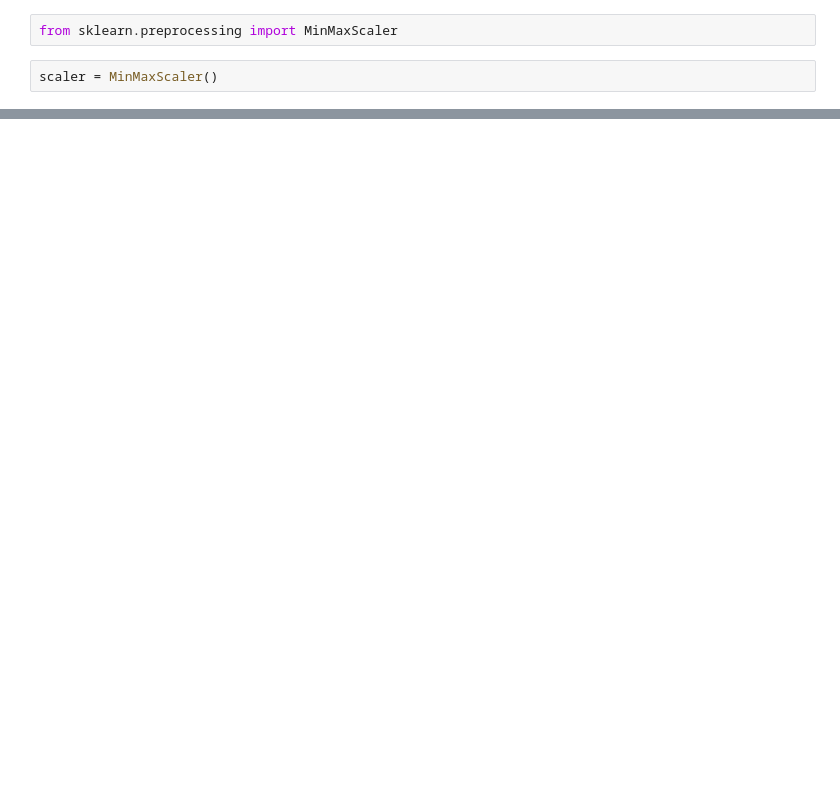
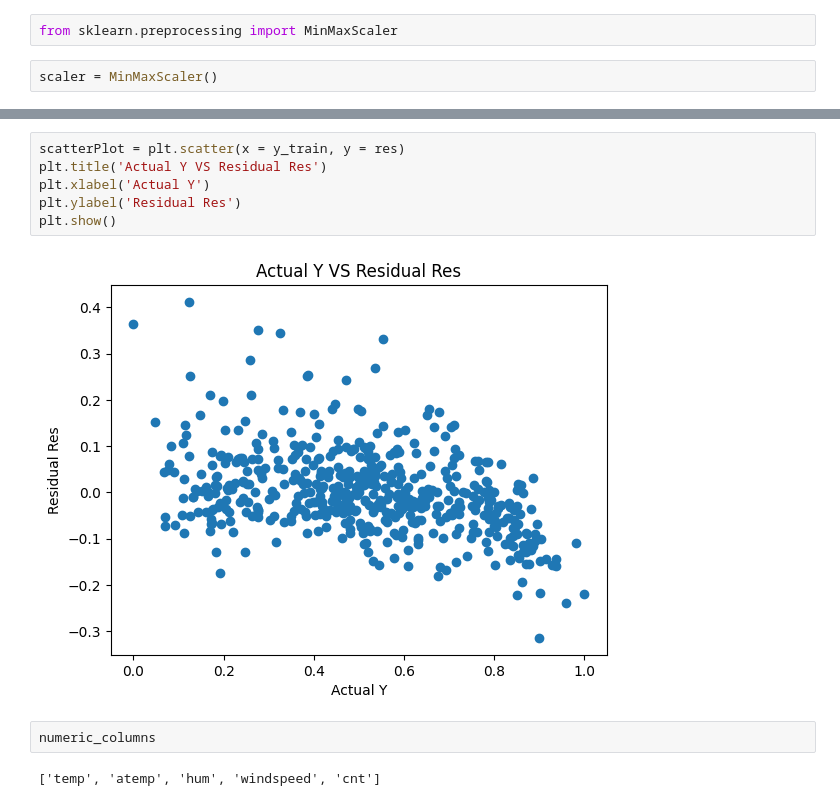
Before and after one commit to Jithendrian/LinearRegressionAssignment, a Jupyter notebook: BikeSharingAssignment_Jithendrian.ipynb, the cells around one changed output, grey strips where cells are left out. Cells and saved outputs as stored; diff of their text form; blank space fills up the shorter version.

```diff
--- a/BikeSharingAssignment_Jithendrian.ipynb
+++ b/BikeSharingAssignment_Jithendrian.ipynb
@@ -433,0 +658,12 @@ memory usage: 56.4 KB
+# %%
+scatterPlot = plt.scatter(x = y_train, y = res)
+plt.title('Actual Y VS Residual Res')
+plt.xlabel('Actual Y')
+plt.ylabel('Residual Res')
+plt.show()
+# %% [output]
+[figure, added]
+# %%
+numeric_columns
+# %% [output]
+['temp', 'atemp', 'hum', 'windspeed', 'cnt']
```
Also changed, not shown: parts of 115 cells of this notebook.
